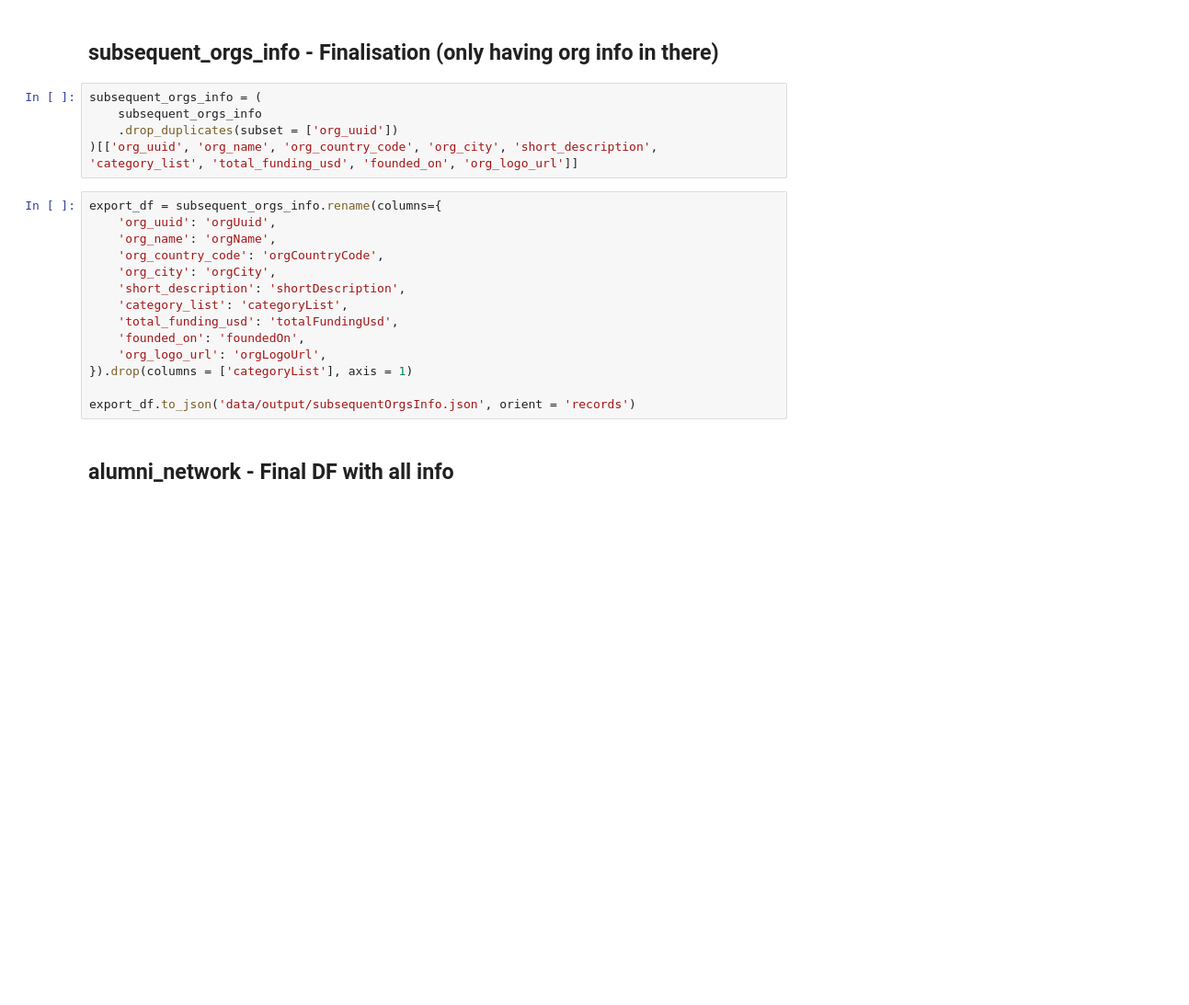
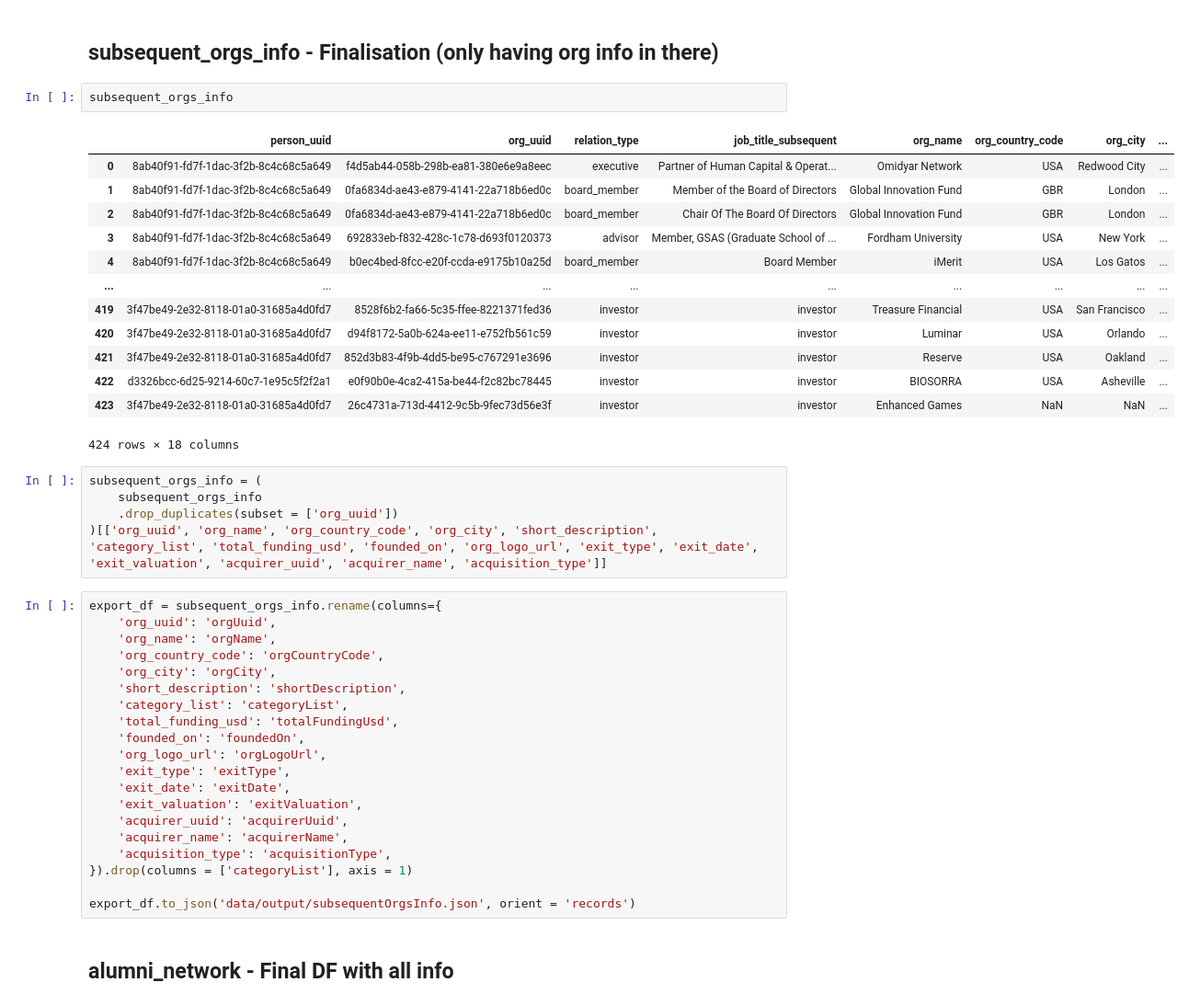
Before and after one commit to johanhaha/VentureMafia-Backend, a Jupyter notebook: data_analysis/VentureMafia.ipynb, the cells around one changed output. Shown at 92% size. Cells and saved outputs as stored; diff of their text form; blank space fills up the shorter version.

```diff
--- a/data_analysis/VentureMafia.ipynb
+++ b/data_analysis/VentureMafia.ipynb
@@ -368,11 +413,27 @@ export_df = relations.rename(columns={
 export_df.to_json('data/output/relations.json', orient = 'records')
 # %% [markdown]
 ## subsequent_orgs_info - Finalisation (only having org info in there)
+# %%
+subsequent_orgs_info
+# %% [output]
+|  | person_uuid | org_uuid | relation_type | job_title_subsequent | org_name | org_country_code | org_city | ... |
+| 0 | 8ab40f91-fd7f-1dac-3f2b-8c4c68c5a649 | f4d5ab44-058b-298b-ea81-380e6e9a8eec | executive | Partner of Human Capital & Operat... | Omidyar Network | USA | Redwood City | ... |
+| 1 | 8ab40f91-fd7f-1dac-3f2b-8c4c68c5a649 | 0fa6834d-ae43-e879-4141-22a718b6ed0c | board_member | Member of the Board of Directors | Global Innovation Fund | GBR | London | ... |
+| 2 | 8ab40f91-fd7f-1dac-3f2b-8c4c68c5a649 | 0fa6834d-ae43-e879-4141-22a718b6ed0c | board_member | Chair Of The Board Of Directors | Global Innovation Fund | GBR | London | ... |
+| 3 | 8ab40f91-fd7f-1dac-3f2b-8c4c68c5a649 | 692833eb-f832-428c-1c78-d693f0120373 | advisor | Member, GSAS (Graduate School of ... | Fordham University | USA | New York | ... |
+| 4 | 8ab40f91-fd7f-1dac-3f2b-8c4c68c5a649 | b0ec4bed-8fcc-e20f-ccda-e9175b10a25d | board_member | Board Member | iMerit | USA | Los Gatos | ... |
+| ... | ... | ... | ... | ... | ... | ... | ... | ... |
+| 419 | 3f47be49-2e32-8118-01a0-31685a4d0fd7 | 8528f6b2-fa66-5c35-ffee-8221371fed36 | investor | investor | Treasure Financial | USA | San Francisco | ... |
+| 420 | 3f47be49-2e32-8118-01a0-31685a4d0fd7 | d94f8172-5a0b-624a-ee11-e752fb561c59 | investor | investor | Luminar | USA | Orlando | ... |
+| 421 | 3f47be49-2e32-8118-01a0-31685a4d0fd7 | 852d3b83-4f9b-4dd5-be95-c767291e3696 | investor | investor | Reserve | USA | Oakland | ... |
+| 422 | d3326bcc-6d25-9214-60c7-1e95c5f2f2a1 | e0f90b0e-4ca2-415a-be44-f2c82bc78445 | investor | investor | BIOSORRA | USA | Asheville | ... |
+| 423 | 3f47be49-2e32-8118-01a0-31685a4d0fd7 | 26c4731a-713d-4412-9c5b-9fec73d56e3f | investor | investor | Enhanced Games | NaN | NaN | ... |
+424 rows × 18 columns
 # %%
 subsequent_orgs_info = (
     subsequent_orgs_info
     .drop_duplicates(subset = ['org_uuid'])
-)[['org_uuid', 'org_name', 'org_country_code', 'org_city', 'short_description', 'category_list', 'total_funding_usd', 'founded_on', 'org_logo_url']]
+)[['org_uuid', 'org_name', 'org_country_code', 'org_city', 'short_description', 'category_list', 'total_funding_usd', 'founded_on', 'org_logo_url', 'exit_type', 'exit_date', 'exit_valuation', 'acquirer_uuid', 'acquirer_name', 'acquisition_type']]
 # %%
 export_df = subsequent_orgs_info.rename(columns={
     'org_uuid': 'orgUuid',
@@ -384,6 +445,12 @@ export_df = subsequent_orgs_info.rename(columns={
     'total_funding_usd': 'totalFundingUsd',
     'founded_on': 'foundedOn',
     'org_logo_url': 'orgLogoUrl',
+    'exit_type': 'exitType',
+    'exit_date': 'exitDate',
+    'exit_valuation': 'exitValuation',
+    'acquirer_uuid': 'acquirerUuid',
+    'acquirer_name': 'acquirerName',
+    'acquisition_type': 'acquisitionType',
 }).drop(columns = ['categoryList'], axis = 1)
 
 export_df.to_json('data/output/subsequentOrgsInfo.json', orient = 'records')
```
Also changed, not shown: parts of 5 cells of this notebook, 1 other file.
